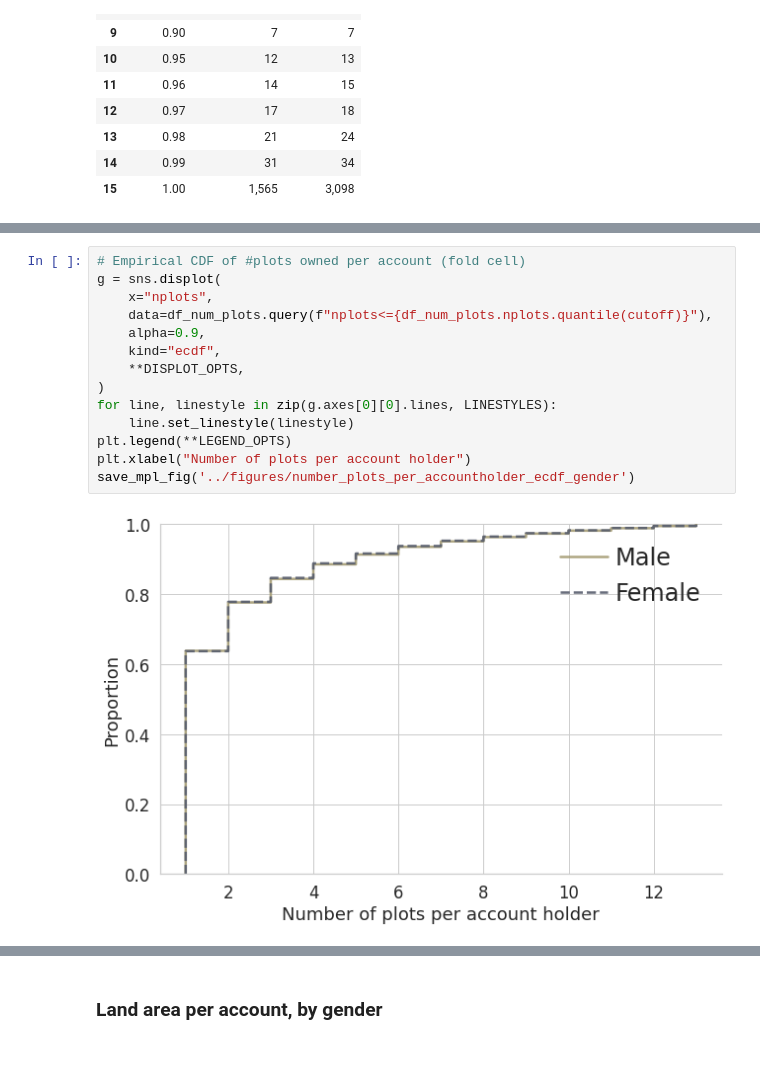
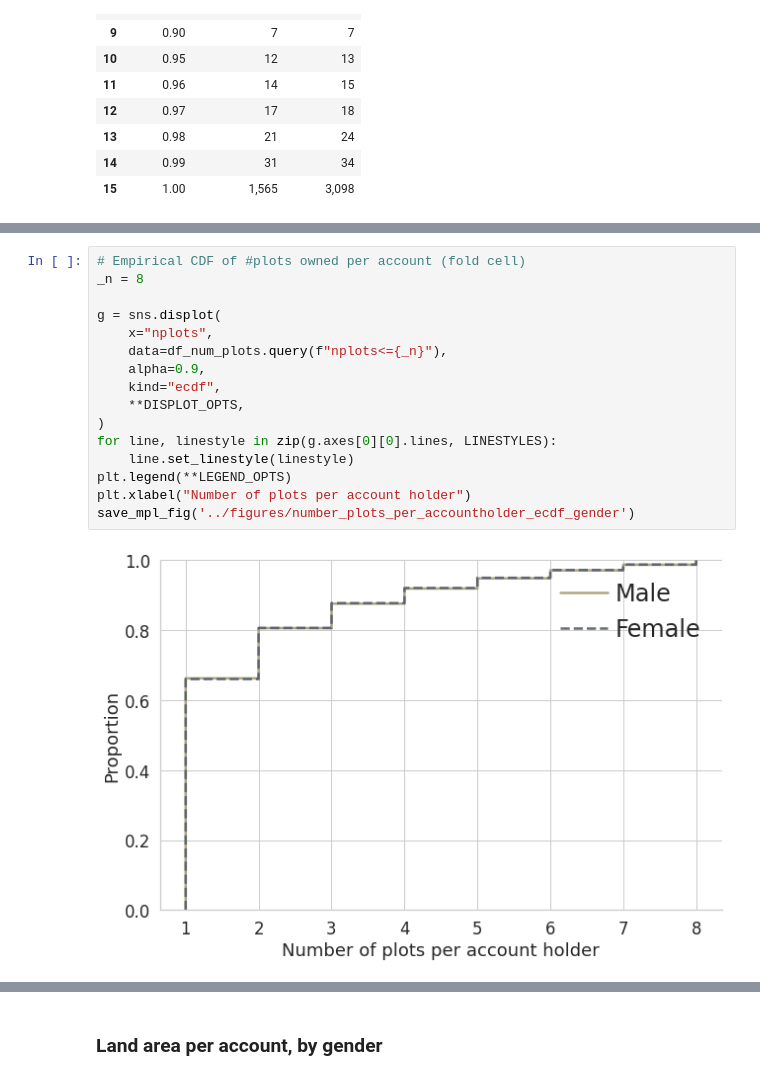
Before and after one commit to in-rolls/land, a Jupyter notebook: scripts/40_land_distribution_bihar_gender.ipynb, the cells around one changed output, grey strips where cells are left out. Saved outputs shown, nothing was run; the diff lists cells and outputs as text.

```diff
--- a/scripts/40_land_distribution_bihar_gender.ipynb
+++ b/scripts/40_land_distribution_bihar_gender.ipynb
@@ -178,19 +180,21 @@ cutoff = 0.95  # percentile to trim at
 # %%
 # Empirical CDF of #plots owned per account (fold cell)
+_n = 8
+
 g = sns.displot(
     x="nplots",
-    data=df_num_plots.query(f"nplots<={df_num_plots.nplots.quantile(cutoff)}"),
+    data=df_num_plots.query(f"nplots<={_n}"),
     alpha=0.9,
     kind="ecdf",
     **DISPLOT_OPTS,
 )
 for line, linestyle in zip(g.axes[0][0].lines, LINESTYLES):
     line.set_linestyle(linestyle)
 plt.legend(**LEGEND_OPTS)
 plt.xlabel("Number of plots per account holder")
 save_mpl_fig('../figures/number_plots_per_accountholder_ecdf_gender')
 # %% [output]
-[figure, old version]
+[figure, new version]
 # %%
 # Histogram of #plots owned per account (fold cell)
 _, ax = plt.subplots(figsize=(10,6.5))
```
Also changed, not shown: parts of 5 cells of this notebook, 12 other files.
